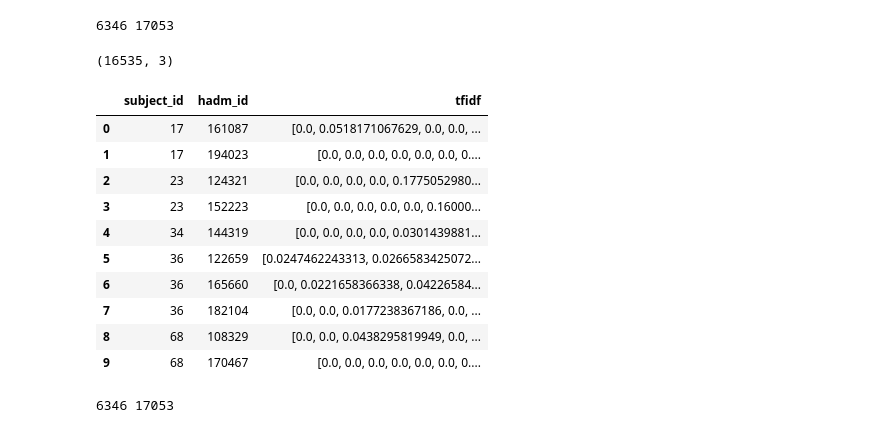
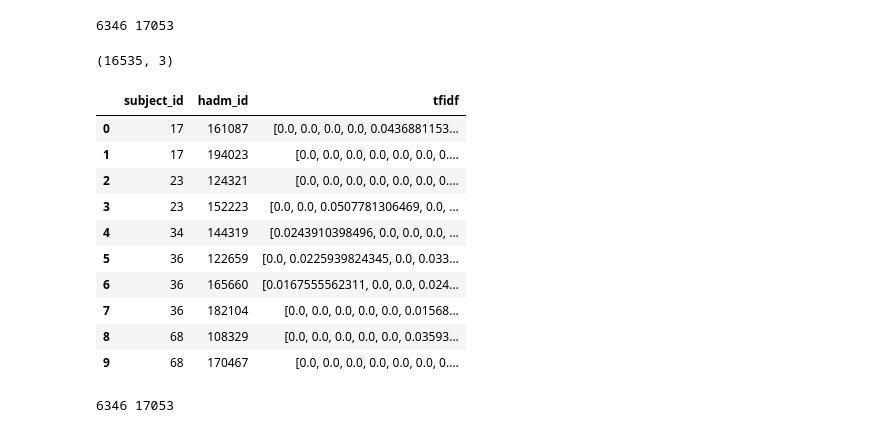
Before and after one commit to wenty2015/Predicting-Clinical-Events-via-Recurrent-Neural-Networks, a Jupyter notebook: mimic/data_processing.ipynb, the cells around one changed output. Saved outputs shown, nothing was run; the diff lists cells and outputs as text; code cells hidden in the pictures.

```diff
--- a/mimic/data_processing.ipynb
+++ b/mimic/data_processing.ipynb
@@ -451,23 +451,23 @@ outputFile(topic_file,trainingNum_index,testNum_index,\
            'topic_'+str(len(note_topic['topics'][0])))
 # %%
 ############### extract tfidf ###############
-note_file = open('../data/note_tfidf_400','rb')
+note_file = open('../data/note_tfidf_800','rb')
 note_tfidf = pickle.load(note_file)
 note_file.close()
 print note_tfidf.shape
 note_tfidf.head(10)
 # %% [output]
 (16535, 3)
 |  | subject_id | hadm_id | tfidf |
-| 0 | 17 | 161087 | [0.0, 0.0518171067629, 0.0, 0.0, ... |
+| 0 | 17 | 161087 | [0.0, 0.0, 0.0, 0.0, 0.0436881153... |
 | 1 | 17 | 194023 | [0.0, 0.0, 0.0, 0.0, 0.0, 0.0, 0.... |
-| 2 | 23 | 124321 | [0.0, 0.0, 0.0, 0.0, 0.1775052980... |
-| 3 | 23 | 152223 | [0.0, 0.0, 0.0, 0.0, 0.0, 0.16000... |
-| 4 | 34 | 144319 | [0.0, 0.0, 0.0, 0.0, 0.0301439881... |
-| 5 | 36 | 122659 | [0.0247462243313, 0.0266583425072... |
-| 6 | 36 | 165660 | [0.0, 0.0221658366338, 0.04226584... |
-| 7 | 36 | 182104 | [0.0, 0.0, 0.0177238367186, 0.0, ... |
-| 8 | 68 | 108329 | [0.0, 0.0, 0.0438295819949, 0.0, ... |
+| 2 | 23 | 124321 | [0.0, 0.0, 0.0, 0.0, 0.0, 0.0, 0.... |
+| 3 | 23 | 152223 | [0.0, 0.0, 0.0507781306469, 0.0, ... |
+| 4 | 34 | 144319 | [0.0243910398496, 0.0, 0.0, 0.0, ... |
+| 5 | 36 | 122659 | [0.0, 0.0225939824345, 0.0, 0.033... |
+| 6 | 36 | 165660 | [0.0167555562311, 0.0, 0.0, 0.024... |
+| 7 | 36 | 182104 | [0.0, 0.0, 0.0, 0.0, 0.0, 0.01568... |
+| 8 | 68 | 108329 | [0.0, 0.0, 0.0, 0.0, 0.0, 0.03593... |
 | 9 | 68 | 170467 | [0.0, 0.0, 0.0, 0.0, 0.0, 0.0, 0.... |
 # %%
 tfidf_file = getTopicFile(note_tfidf,admission_id,column = 'tfidf')
```
Also changed, not shown: parts of 1 cell of this notebook, 14 other files.
